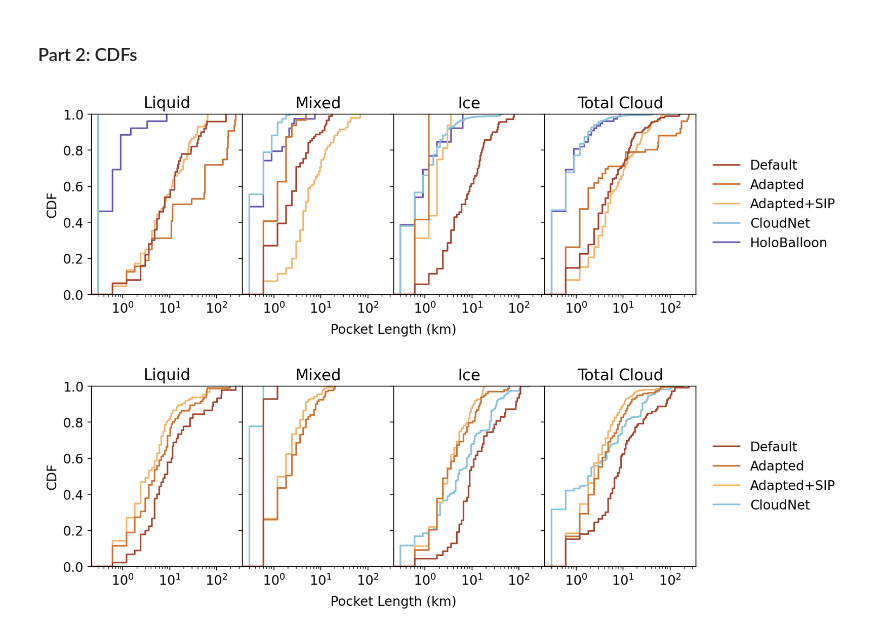
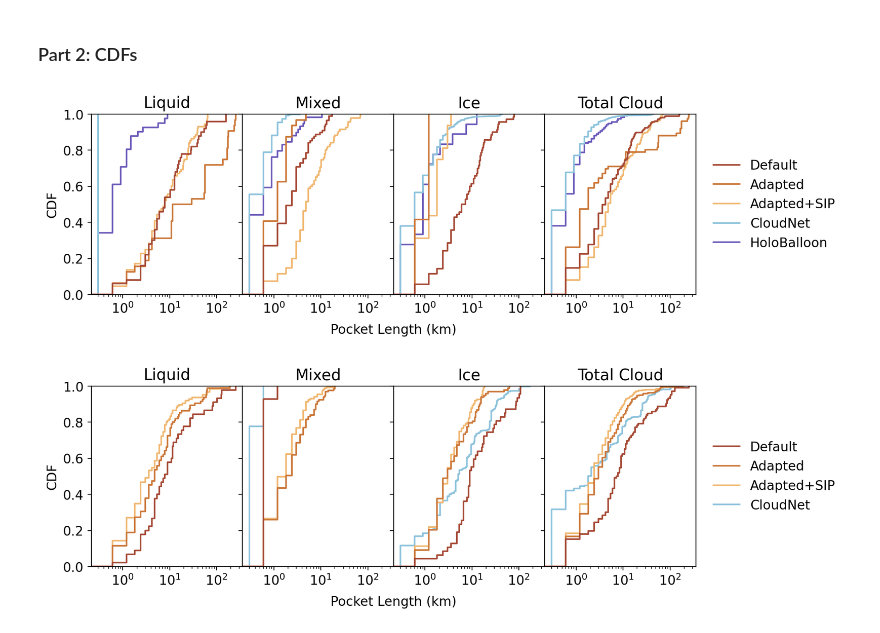
Before and after one commit to sldamman/JGR-Atmospheres-Paper-24, a Jupyter notebook: 240902_Heterogeneity.ipynb, the cells around one changed output. Cells and saved outputs as stored; diff of their text form; code cells hidden in the pictures.

```diff
--- a/240902_Heterogeneity.ipynb
+++ b/240902_Heterogeneity.ipynb
@@ -418,39 +418,39 @@ A = [L * 0.6 for L in repmat(continuous_indices(get_segment_lengths(MA3, n_layer
 AS = [L * 0.6 for L in repmat(continuous_indices(get_segment_lengths(MAS3, n_layers=9, reference_level=32)))]
 
 C = [L * 0.3 for L in repmat(continuous_indices(get_segment_lengths(CN, n_layers=30, reference_level=137)))]
-H = [L * 0.3 for L in repmat(get_segment_lengths(HB.isel(time=slice(None, None, 2)), n_layers=1))]
+H = [L * 0.3 for L in repmat(get_segment_lengths(HB, n_layers=1))]
 
 liquid_df = pd.DataFrame([D[0], A[0], AS[0], C[0], H[0]], index=['Default', 'Adapted', 'Adapted+SIP', 'CloudNet', 'HoloBalloon']).T.assign(phase='liquid')
 mixed_df = pd.DataFrame([D[1], A[1], AS[1], C[1], H[1]], index=['Default', 'Adapted', 'Adapted+SIP', 'CloudNet', 'HoloBalloon']).T.assign(phase='mixed')
 ice_df = pd.DataFrame([D[2], A[2], AS[2], C[2], H[2]], index=['Default', 'Adapted', 'Adapted+SIP', 'CloudNet', 'HoloBalloon']).T.assign(phase='ice')
 total_df = pd.DataFrame([np.concatenate([e[0], e[1], e[2]]) for e in [D, A, AS, C, H]], index=['Default', 'Adapted', 'Adapted+SIP', 'CloudNet', 'HoloBalloon']).T.assign(phase='total')
 
 phase_mdf = pd.melt(pd.concat([liquid_df, mixed_df, ice_df]), id_vars=['phase'])
 
 
 
 stat = 'proportion'
 
 
 sns.ecdfplot(liquid_df, ax=ax[0], palette=colors, legend=False, stat=stat)
 sns.ecdfplot(mixed_df, ax=ax[1], palette=colors, legend=False, stat=stat)
 sns.ecdfplot(ice_df, ax=ax[2], palette=colors, legend=False, stat=stat)
 sns.ecdfplot(total_df, ax=ax[3], palette=colors, stat=stat)
 sns.move_legend(ax[3], 'center right', bbox_to_anchor=(2, 0.5), frameon=False)
 plt.xscale('log')
 #plt.ylim(0, 1.03)
 ax[0].set_title('Liquid')
 ax[1].set_title('Mixed')
 ax[2].set_title('Ice')
 ax[3].set_title('Total Cloud')
 ax[0].set_ylabel('CDF')
 #[x.set_xlabel('pocket length (km)') for x in ax]
 ax[1].set_xlabel('Pocket Length (km)')
 ax[1].xaxis.set_label_coords(1, -0.16)
 plt.subplots_adjust(wspace=0)
 plt.show()
 # %% [output]
-[figure, old version]
+[figure, new version]
 # %%
 # Cloud top
 
```
